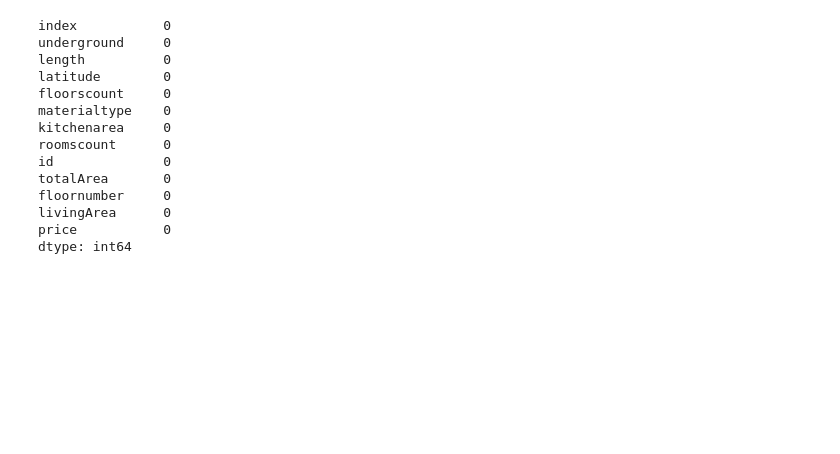
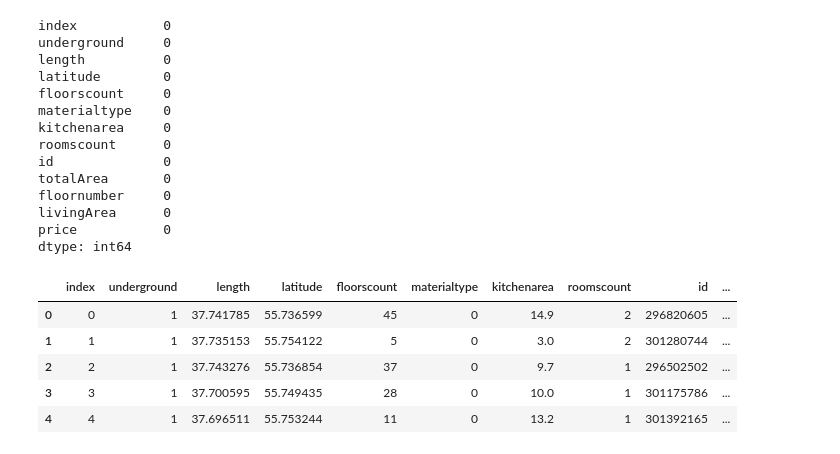
Before and after one commit to lyubovchubarova/sirius_ai_estate, a Jupyter notebook: AP.ipynb, the cells around one changed output. Drawn from its saved outputs; the diff is of its cells as text; code cells hidden in the pictures; blank space fills up the shorter version.

```diff
--- a/AP.ipynb
+++ b/AP.ipynb
@@ -199,3 +199,12 @@ floornumber     0
 livingArea      0
 price           0
 dtype: int64
+# %%
+dst.head(5)
+# %% [output]
+|  | index | underground | length | latitude | floorscount | materialtype | kitchenarea | roomscount | id | ... |
+| 0 | 0 | 1 | 37.741785 | 55.736599 | 45 | 0 | 14.9 | 2 | 296820605 | ... |
+| 1 | 1 | 1 | 37.735153 | 55.754122 | 5 | 0 | 3.0 | 2 | 301280744 | ... |
+| 2 | 2 | 1 | 37.743276 | 55.736854 | 37 | 0 | 9.7 | 1 | 296502502 | ... |
+| 3 | 3 | 1 | 37.700595 | 55.749435 | 28 | 0 | 10.0 | 1 | 301175786 | ... |
+| 4 | 4 | 1 | 37.696511 | 55.753244 | 11 | 0 | 13.2 | 1 | 301392165 | ... |
```
Also changed, not shown: 3 other files.
